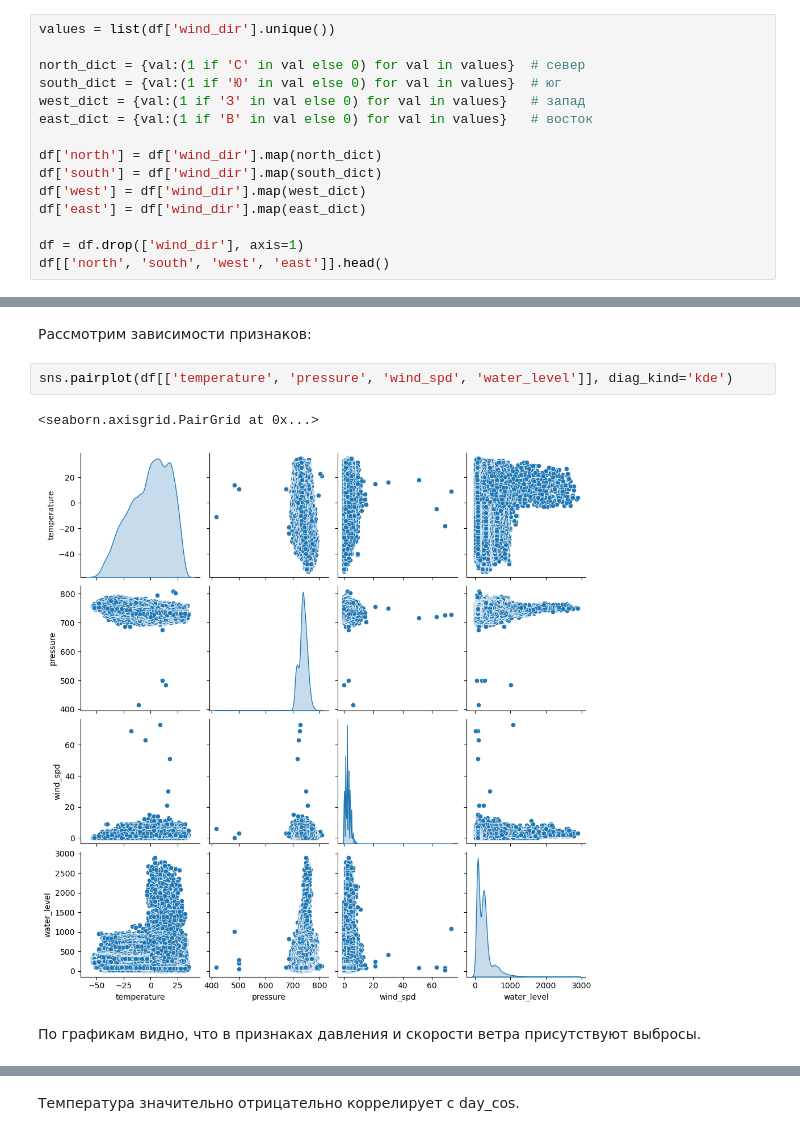
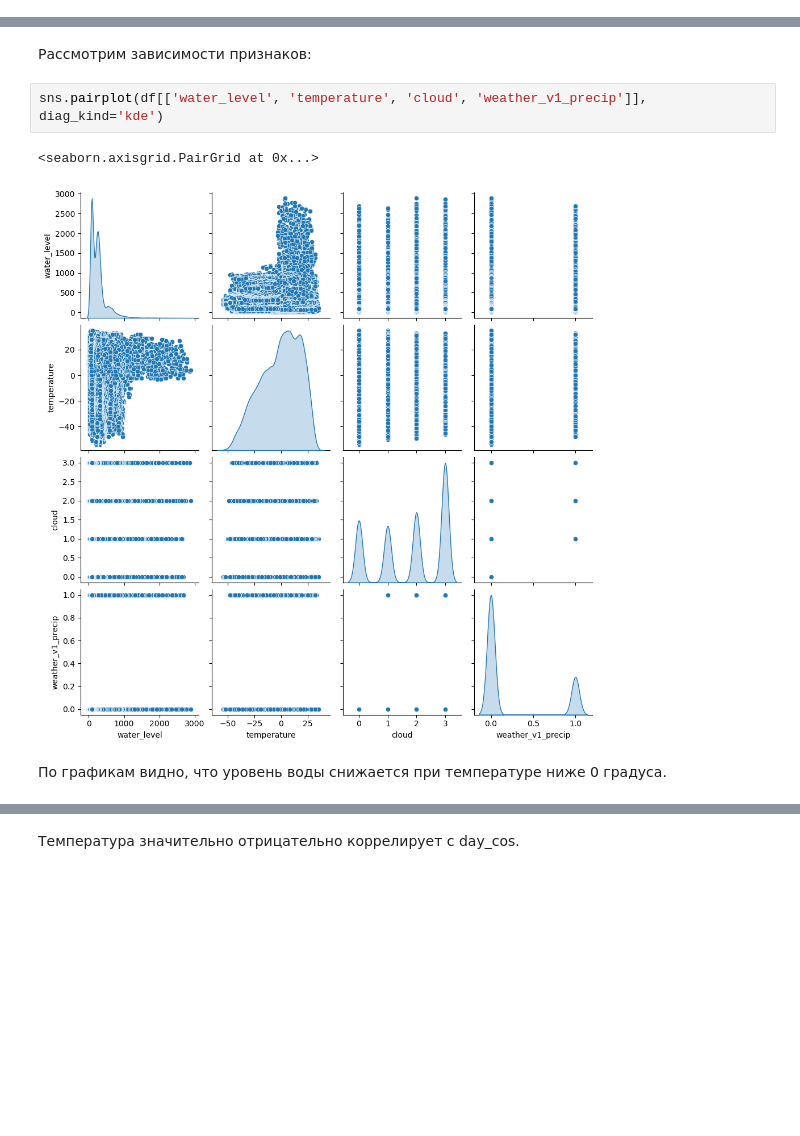
Before and after one commit to phys-winner/water-predictor-bot, a Jupyter notebook: notebooks/eda.ipynb, the cells around one changed output, grey strips where cells are left out. Saved outputs shown, nothing was run; the diff lists cells and outputs as text; blank space fills up the shorter version.

Commit message:
don't save pressure and wind info (future forecasts don't contain this information)

```diff
--- a/notebooks/eda.ipynb
+++ b/notebooks/eda.ipynb
@@ -827,15 +776,0 @@ Name: wind_dir, dtype: int64
-# %%
-values = list(df['wind_dir'].unique())
-
-north_dict = {val:(1 if 'С' in val else 0) for val in values}  # север
-south_dict = {val:(1 if 'Ю' in val else 0) for val in values}  # юг
-west_dict = {val:(1 if 'З' in val else 0) for val in values}   # запад
-east_dict = {val:(1 if 'В' in val else 0) for val in values}   # восток
-
-df['north'] = df['wind_dir'].map(north_dict)
-df['south'] = df['wind_dir'].map(south_dict)
-df['west'] = df['wind_dir'].map(west_dict)
-df['east'] = df['wind_dir'].map(east_dict)
-
-df = df.drop(['wind_dir'], axis=1)
-df[['north', 'south', 'west', 'east']].head()
@@ -959,12 +842,12 @@ memory usage: 8.7 MB
 # %% [markdown]
 Рассмотрим зависимости признаков:
 # %%
-sns.pairplot(df[['temperature', 'pressure', 'wind_spd', 'water_level']], diag_kind='kde')
+sns.pairplot(df[['water_level', 'temperature', 'cloud', 'weather_v1_precip']], diag_kind='kde')
 # %% [output]
 <seaborn.axisgrid.PairGrid at 0x...>
-[figure, old version]
+[figure, new version]
 # %% [markdown]
-По графикам видно, что в признаках давления и скорости ветра присутствуют выбросы.
+По графикам видно, что уровень воды снижается при температуре ниже 0 градуса.
 # %%
 fig = plt.figure(figsize=(15, 9))
 
```
Also changed, not shown: parts of 67 cells of this notebook, 5 other files.
